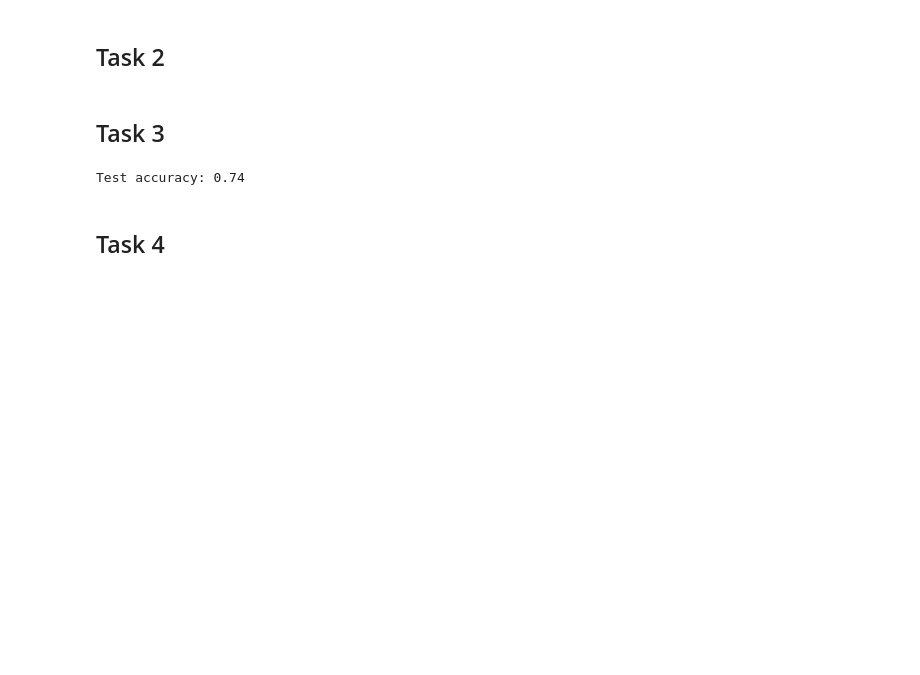
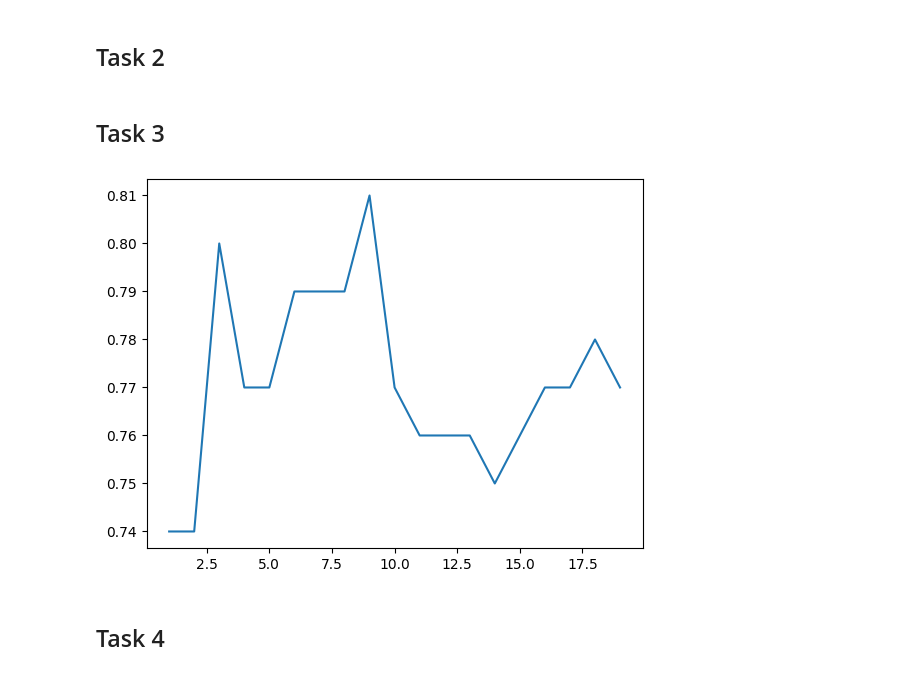
Before and after one commit to Uralbeckins/PET-Hotel-Price-Prediction-, a Jupyter notebook: Seminar_2_HW.ipynb, the cells around one changed output. Cells and saved outputs as stored; diff of their text form; code cells hidden in the pictures; blank space fills up the shorter version.

```diff
--- a/Seminar_2_HW.ipynb
+++ b/Seminar_2_HW.ipynb
@@ -87,42 +87,50 @@ def feature_selection_and_preprocessing(dataset):
   features['Fare'] /= features['Fare'].mean()
   features['Sex'] = dataset.Sex.apply(lambda x: 1 if x == 'male' else 0)
   features.fillna({'Age': np.mean(dataset.Age)}, inplace=True)
-  features.Embarked = dataset.Embarked.apply(lambda x: ['C', 'S', 'Q'].index(x) if x in ['C', 'S', 'Q'] else 0)
+  features['Embarked'] = dataset.Embarked.apply(lambda x: ['C', 'S', 'Q'].index(x) if x in ['C', 'S', 'Q'] else 1)
   return features
 
 
 # feature_selection_and_preprocessing(data).Embarked.values
 # %%
-model = KNeighborsClassifier(
-    # <YOUR CODE>
-    # E.g.
-    n_neighbors=1
-)
-
-
 # Validation code (do not touch)
 data = pd.read_csv("train.csv", index_col='PassengerId')
 data_train = data.iloc[:-100]
 data_test = data.iloc[-100:]
 
-model.fit(
-    feature_selection_and_preprocessing(
-        data_train.drop('Survived', axis=1)
-    ),
-    data_train['Survived']
-)
+neighbors = []
+acc = []
 
-test_predictions = model.predict(
-    feature_selection_and_preprocessing(
-        data_test.drop('Survived', axis=1)
+for i in range(1, 20):
+    model = KNeighborsClassifier(
+        # <YOUR CODE>
+        # E.g.
+        n_neighbors=i
     )
-)
-print("Test accuracy:", accuracy_score(
+
+    model.fit(
+        feature_selection_and_preprocessing(
+            data_train.drop('Survived', axis=1)
+        ),
+        data_train['Survived']
+    )
+
+    test_predictions = model.predict(
+        feature_selection_and_preprocessing(
+            data_test.drop('Survived', axis=1)
+        )
+    )
+
+    neighbors.append(i)
+    acc.append(accuracy_score(
     data_test['Survived'],
     test_predictions
-))
+    ))
+
+plt.plot(neighbors, acc)
+plt.show()
 # %% [output]
-Test accuracy: 0.74
+[figure, added]
 # %% [markdown]
 ## Task 4
 # %% [markdown]
```
